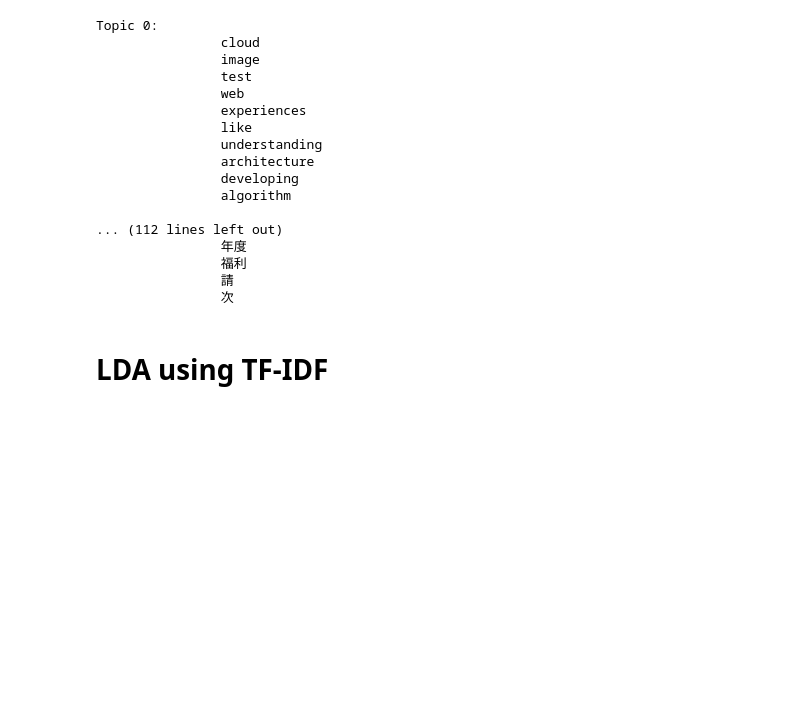
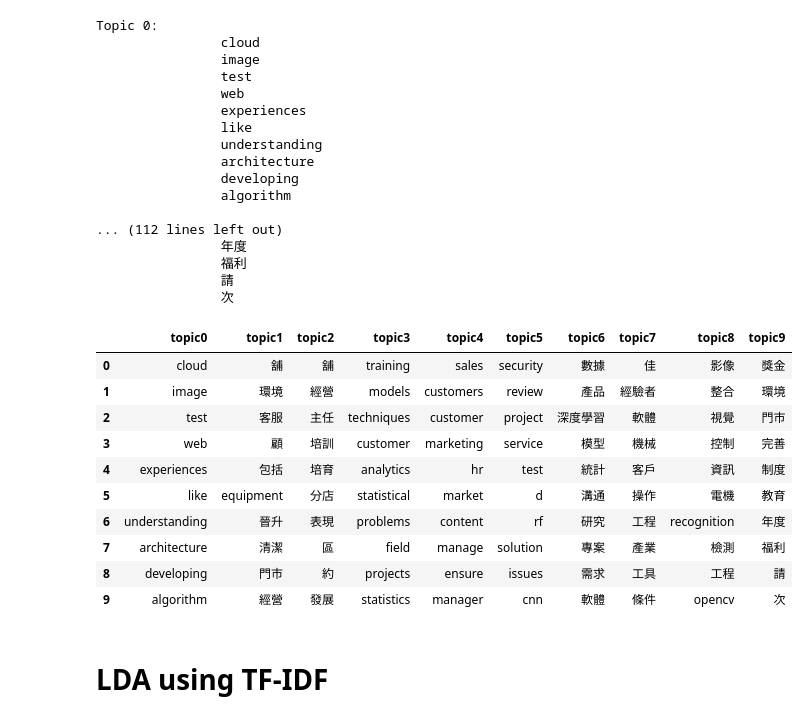
Before and after one commit to Brandon-HY-Lin/topic_modeling, a Jupyter notebook: lda_chinese/step_1_inspect_JSON_dataset.ipynb, the cells around one changed output. Cells and saved outputs as stored; diff of their text form; code cells hidden in the pictures; blank space fills up the shorter version.

```diff
--- a/lda_chinese/step_1_inspect_JSON_dataset.ipynb
+++ b/lda_chinese/step_1_inspect_JSON_dataset.ipynb
@@ -197,0 +198,7 @@ dict_items([('ability', 0), ('accelerator', 1), ('algorithm', 2), ('algorithms',
+# %%
+word_items = []
+for index, wi in enumerate(dictionary.token2id.items()):
+    if index < 150:
+        word_items.append(wi)
+
+print(word_items)
@@ -214,0 +220,7 @@ dict_items([('algorithm', 0), ('architecture', 1), ('arm', 2), ('assembly', 3),
+# %%
+word_items = []
+for index, wi in enumerate(dictionary.token2id.items()):
+    if index < 150:
+        word_items.append(wi)
+
+print(word_items)
@@ -301,6 +315,31 @@ Topic 0:
                 福利
                 請
                 次
+# %%
+init_values = [['']*num_topics]*10
+bow_df = pd.DataFrame(init_values, columns=['topic{}'.format(i) for i in range(num_topics)])
+
+
+for i_topic, topic in lda_model_bow.show_topics(-1, formatted=False):
+#     print('Topic {}: '.format(index))
+
+    for i_word, (word, weight) in enumerate(topic):
+#         print('\t\t{}'.format(word), end='\n')
+        bow_df.iloc[i_word][i_topic] = word
+
+bow_df
+# %% [output]
+|  | topic0 | topic1 | topic2 | topic3 | topic4 | topic5 | topic6 | topic7 | topic8 | topic9 |
+| 0 | cloud | 舖 | 舖 | training | sales | security | 數據 | 佳 | 影像 | 獎金 |
+| 1 | image | 環境 | 經營 | models | customers | review | 產品 | 經驗者 | 整合 | 環境 |
+| 2 | test | 客服 | 主任 | techniques | customer | project | 深度學習 | 軟體 | 視覺 | 門市 |
+| 3 | web | 顧 | 培訓 | customer | marketing | service | 模型 | 機械 | 控制 | 完善 |
+| 4 | experiences | 包括 | 培育 | analytics | hr | test | 統計 | 客戶 | 資訊 | 制度 |
+| 5 | like | equipment | 分店 | statistical | market | d | 溝通 | 操作 | 電機 | 教育 |
+| 6 | understanding | 晉升 | 表現 | problems | content | rf | 研究 | 工程 | recognition | 年度 |
+| 7 | architecture | 清潔 | 區 | field | manage | solution | 專案 | 產業 | 檢測 | 福利 |
+| 8 | developing | 門市 | 約 | projects | ensure | issues | 需求 | 工具 | 工程 | 請 |
+| 9 | algorithm | 經營 | 發展 | statistics | manager | cnn | 軟體 | 條件 | opencv | 次 |
 # %% [markdown]
 # LDA using TF-IDF
 # %%
```
Also changed, not shown: parts of 8 cells of this notebook.
